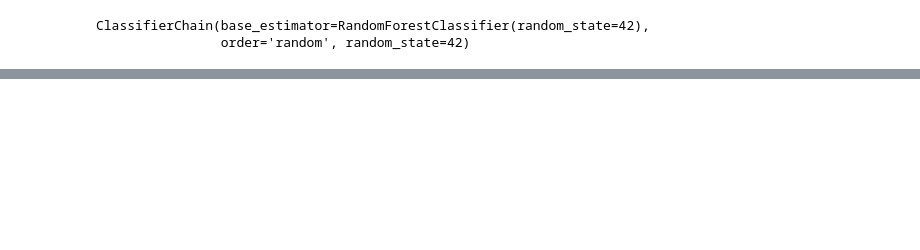
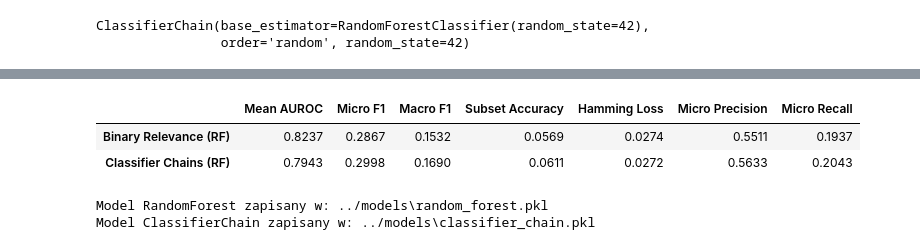
Before and after one commit to cluiverto/osmo, a Jupyter notebook: notebooks/goodscents.ipynb, the cells around one changed output, grey strips where cells are left out. Drawn from its saved outputs; the diff is of its cells as text; code cells hidden in the pictures; blank space fills up the shorter version.

Commit message:
evaluate baseline RF models - little changes

```diff
--- a/notebooks/goodscents.ipynb
+++ b/notebooks/goodscents.ipynb
@@ -319,20 +222,72 @@ Precision is ill-defined and being set to 0.0 in labels with no predicted sample
+# %%
+import numpy as np
+import pandas as pd
+from sklearn.metrics import f1_score, accuracy_score, hamming_loss, precision_score, recall_score, roc_auc_score
+
+# --- AUROC ---
+y_score_rf = np.array([proba[:, 1] for proba in rf.predict_proba(X_test)]).T
+y_score_chain = chain.predict_proba(X_test)  # shape (n_samples, n_labels)
+
+auroc_rf = roc_auc_score(y_test, y_score_rf, average=None)
+auroc_chain = roc_auc_score(y_test, y_score_chain, average=None)
+
+# Predykcje
+y_pred_rf = rf.predict(X_test)
+y_pred_chain = chain.predict(X_test)
+
+# Obliczamy metryki dla Binary Relevance (RF)
+metrics_rf = {
+    "Mean AUROC": np.mean(auroc_rf),
+    "Micro F1": f1_score(y_test, y_pred_rf, average='micro'),
+    "Macro F1": f1_score(y_test, y_pred_rf, average='macro'),
+    "Subset Accuracy": accuracy_score(y_test, y_pred_rf),
+    "Hamming Loss": hamming_loss(y_test, y_pred_rf),
+    "Micro Precision": precision_score(y_test, y_pred_rf, average='micro'),
+    "Micro Recall": recall_score(y_test, y_pred_rf, average='micro')
+}
+
+# Obliczamy metryki dla Classifier Chains (RF)
+metrics_chain = {
+    "Mean AUROC": np.mean(auroc_chain),
+    "Micro F1": f1_score(y_test, y_pred_chain, average='micro'),
+    "Macro F1": f1_score(y_test, y_pred_chain, average='macro'),
+    "Subset Accuracy": accuracy_score(y_test, y_pred_chain),
+    "Hamming Loss": hamming_loss(y_test, y_pred_chain),
+    "Micro Precision": precision_score(y_test, y_pred_chain, average='micro'),
+    "Micro Recall": recall_score(y_test, y_pred_chain, average='micro')
+}
+
+# Tworzymy DataFrame do porównania
+df_metrics = pd.DataFrame([metrics_rf, metrics_chain], index=["Binary Relevance (RF)", "Classifier Chains (RF)"])
+
+# Zaokrąglamy wartości do 4 miejsc po przecinku dla czytelności
+df_metrics = df_metrics.round(4)
+
+df_metrics
+# %% [output]
+|  | Mean AUROC | Micro F1 | Macro F1 | Subset Accuracy | Hamming Loss | Micro Precision | Micro Recall |
+| Binary Relevance (RF) | 0.8237 | 0.2867 | 0.1532 | 0.0569 | 0.0274 | 0.5511 | 0.1937 |
+| Classifier Chains (RF) | 0.7943 | 0.2998 | 0.1690 | 0.0611 | 0.0272 | 0.5633 | 0.2043 |
 # %%
-# import os
-# import joblib
+import os
+import joblib
 
-# # Ścieżka do folderu models, który jest o poziom wyżej niż notebook
-# models_dir = '../models'
+# Ścieżka do folderu models, który jest o poziom wyżej niż notebook
+models_dir = '../models'
 
-# # Utwórz folder models, jeśli nie istnieje (np. gdy repo jest świeże)
-# os.makedirs(models_dir, exist_ok=True)
+# Utwórz folder models, jeśli nie istnieje (np. gdy repo jest świeże)
+os.makedirs(models_dir, exist_ok=True)
 
-# # Ścieżki do plików modeli
-# filepath_rf = os.path.join(models_dir, 'random_forest.pkl')
-# filepath_chain = os.path.join(models_dir, 'classifier_chain.pkl')
+# Ścieżki do plików modeli
+filepath_rf = os.path.join(models_dir, 'random_forest.pkl')
+filepath_chain = os.path.join(models_dir, 'classifier_chain.pkl')
 
-# # Zapisz modele
-# joblib.dump(rf, filepath_rf)
-# joblib.dump(chain, filepath_chain)
+# Zapisz modele
+joblib.dump(rf, filepath_rf)
+joblib.dump(chain, filepath_chain)
 
-# print(f"Model RandomForest zapisany w: {filepath_rf}")
-# print(f"Model ClassifierChain zapisany w: {filepath_chain}")
+print(f"Model RandomForest zapisany w: {filepath_rf}")
+print(f"Model ClassifierChain zapisany w: {filepath_chain}")
+# %% [output]
+Model RandomForest zapisany w: ../models\random_forest.pkl
+Model ClassifierChain zapisany w: ../models\classifier_chain.pkl
```
Also changed, not shown: parts of 17 cells of this notebook, 2 other files.
